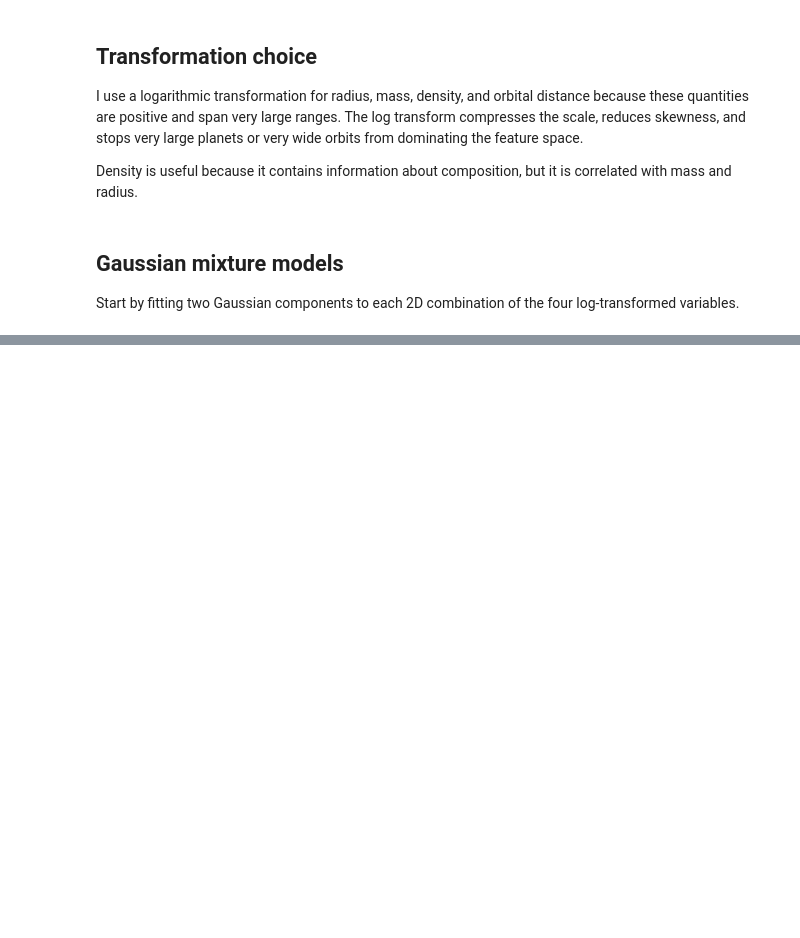
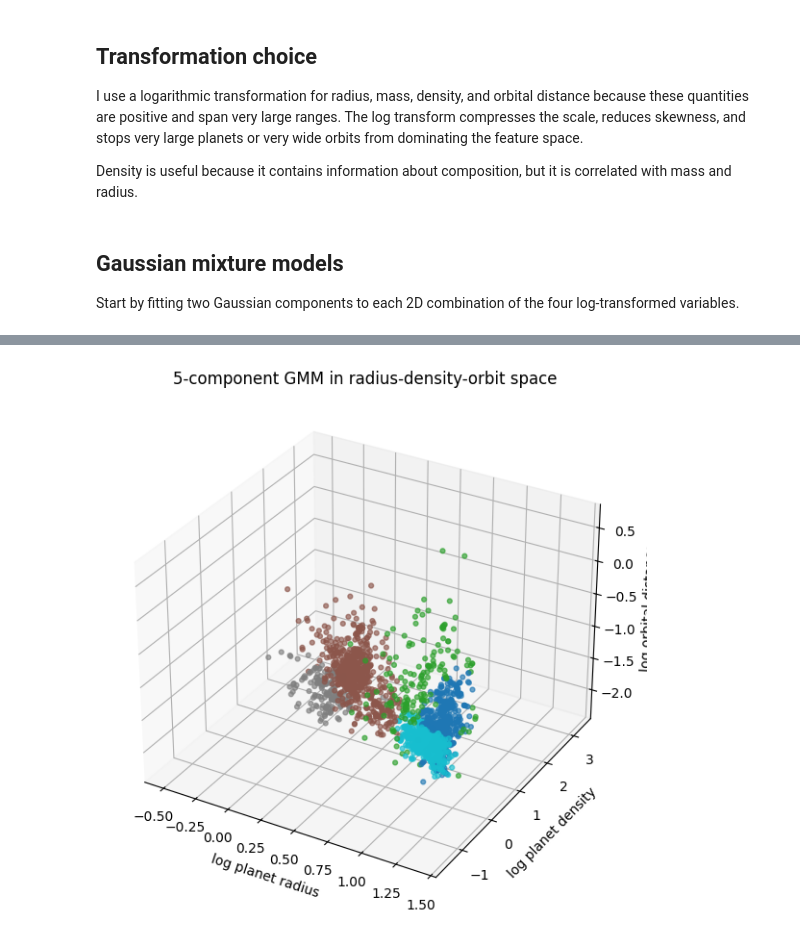
Before and after one commit to TarikOzpamuk/Astro_exercises, a Jupyter notebook: exercise6.ipynb, the cells around one changed output, grey strips where cells are left out. Drawn from its saved outputs; the diff is of its cells as text; code cells hidden in the pictures; blank space fills up the shorter version.

```diff
--- a/exercise6.ipynb
+++ b/exercise6.ipynb
@@ -128,0 +183,32 @@ plt.show()
+# %%
+
+gmm_final = GaussianMixture(
+    n_components=5,
+    covariance_type="full",
+    random_state=42,
+    n_init=10
+)
+
+labels = gmm_final.fit_predict(X_3)
+
+fig = plt.figure(figsize=(9, 7))
+ax = fig.add_subplot(111, projection="3d")
+
+ax.scatter(
+    X_3[:, 0],
+    X_3[:, 1],
+    X_3[:, 2],
+    c=labels,
+    s=12,
+    alpha=0.65,
+    cmap="tab10"
+)
+
+ax.set_xlabel("log planet radius")
+ax.set_ylabel("log planet density")
+ax.set_zlabel("log orbital distance")
+ax.set_title("5-component GMM in radius-density-orbit space")
+
+plt.show()
+# %% [output]
+[figure, added]
```
Also changed, not shown: parts of 5 cells of this notebook.
